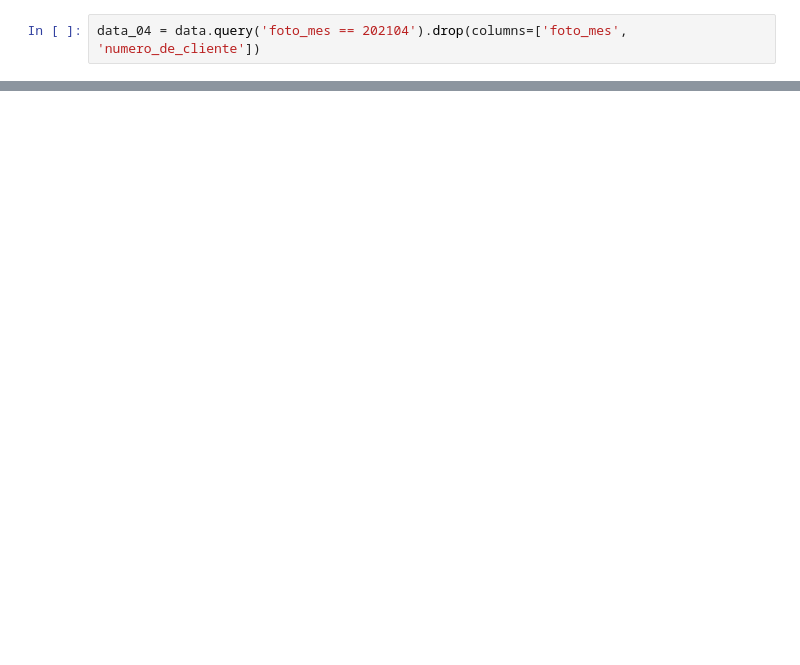
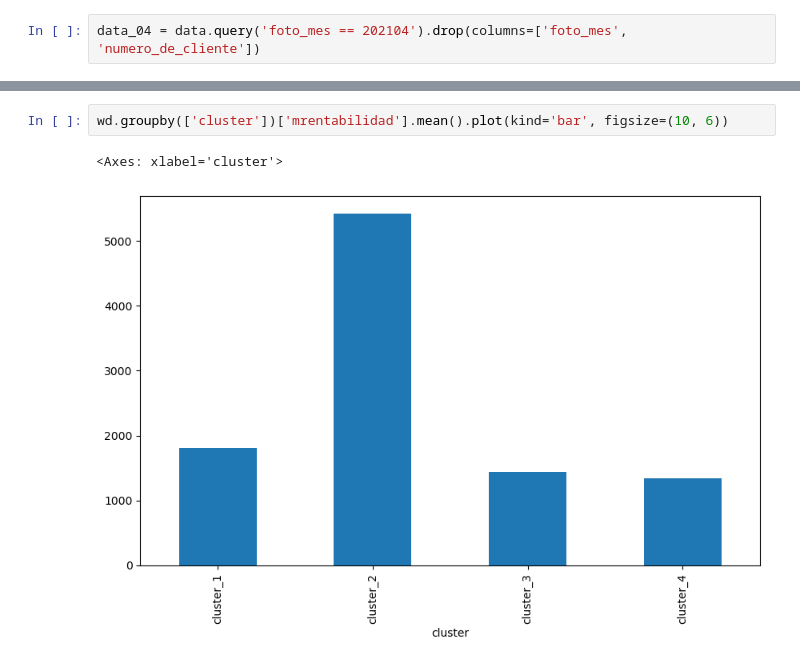
Before and after one commit to tizan25/dmeyf2024, a Jupyter notebook: s-manda/EDA.ipynb, the cells around one changed output, grey strips where cells are left out. Cells and saved outputs as stored; diff of their text form; blank space fills up the shorter version.

```diff
--- a/s-manda/EDA.ipynb
+++ b/s-manda/EDA.ipynb
@@ -30,0 +52,5 @@ KeyboardInterrupt:
+# %%
+wd.groupby(['cluster'])['mrentabilidad'].mean().plot(kind='bar', figsize=(10, 6))
+# %% [output]
+<Axes: xlabel='cluster'>
+[figure, added]
```
Also changed, not shown: parts of 10 cells of this notebook, 5 other files.
